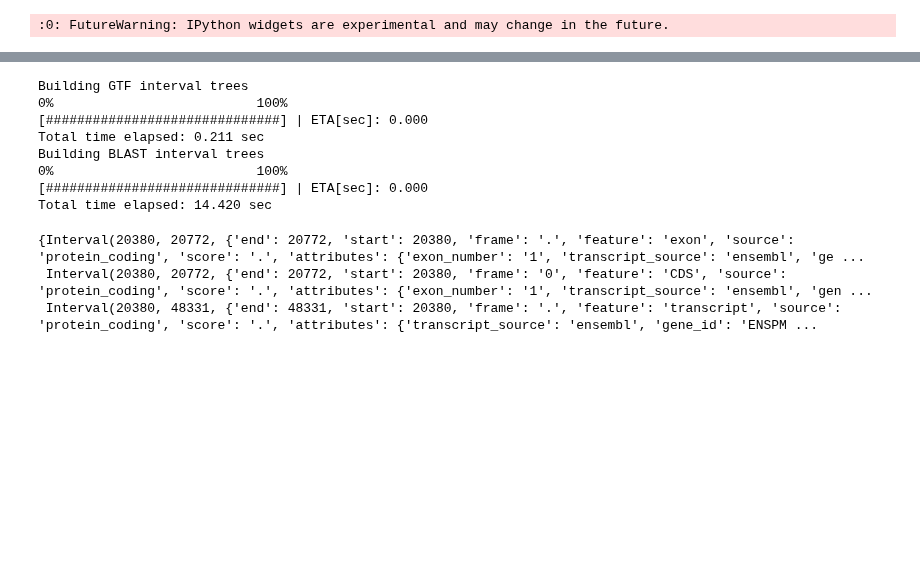
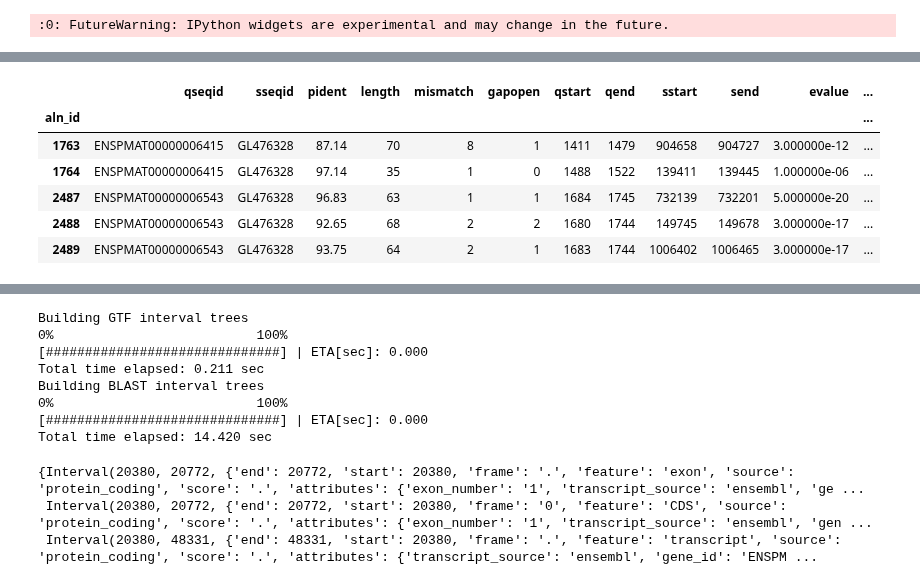
Before and after one commit to standage/2015-petMarSB, a Jupyter notebook: notebooks/petmar-cross-validate.ipynb, the cells around one changed output, grey strips where cells are left out. Drawn from its saved outputs; the diff is of its cells as text; code cells hidden in the pictures; blank space fills up the shorter version.

```diff
--- a/notebooks/petmar-cross-validate.ipynb
+++ b/notebooks/petmar-cross-validate.ipynb
@@ -264,0 +101,13 @@ pd.concat([gtf_trees, alignment_subject_trees], axis=1)
+# %%
+lamp00_pM_df = blast_to_df(wdir('{}.fa.x.{}.db.tsv'.format('petMar2.cdna', 'petMar2.fa')), index_col=None)
+lamp00_pM_df.sort(columns=['sseqid'], inplace=True)
+lamp00_pM_df.index.set_names('aln_id', inplace=True)
+lamp00_pM_df.head()
+# %% [output]
+|  | qseqid | sseqid | pident | length | mismatch | gapopen | qstart | qend | sstart | send | evalue | ... |
+| aln_id |  |  |  |  |  |  |  |  |  |  |  | ... |
+| 1763 | ENSPMAT00000006415 | GL476328 | 87.14 | 70 | 8 | 1 | 1411 | 1479 | 904658 | 904727 | 3.000000e-12 | ... |
+| 1764 | ENSPMAT00000006415 | GL476328 | 97.14 | 35 | 1 | 0 | 1488 | 1522 | 139411 | 139445 | 1.000000e-06 | ... |
+| 2487 | ENSPMAT00000006543 | GL476328 | 96.83 | 63 | 1 | 1 | 1684 | 1745 | 732139 | 732201 | 5.000000e-20 | ... |
+| 2488 | ENSPMAT00000006543 | GL476328 | 92.65 | 68 | 2 | 2 | 1680 | 1744 | 149745 | 149678 | 3.000000e-17 | ... |
+| 2489 | ENSPMAT00000006543 | GL476328 | 93.75 | 64 | 2 | 1 | 1683 | 1744 | 1006402 | 1006465 | 3.000000e-17 | ... |
```
Also changed, not shown: parts of 61 cells of this notebook.
